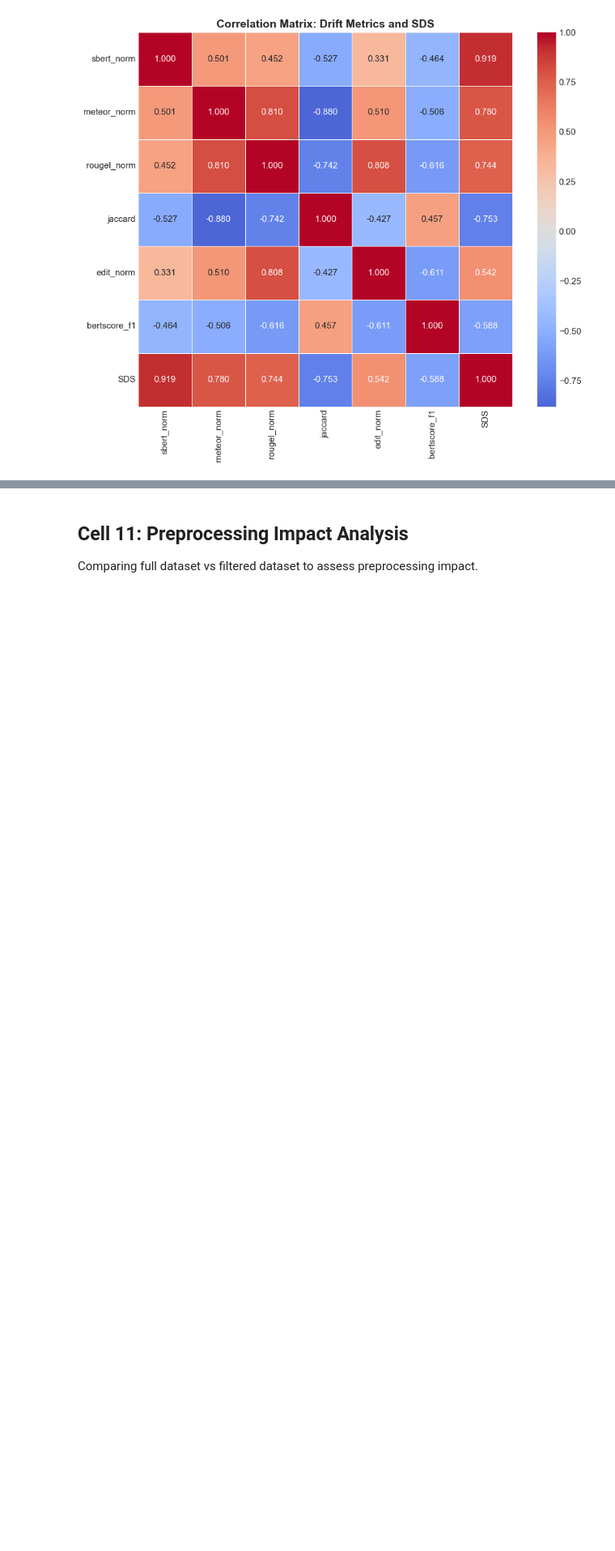
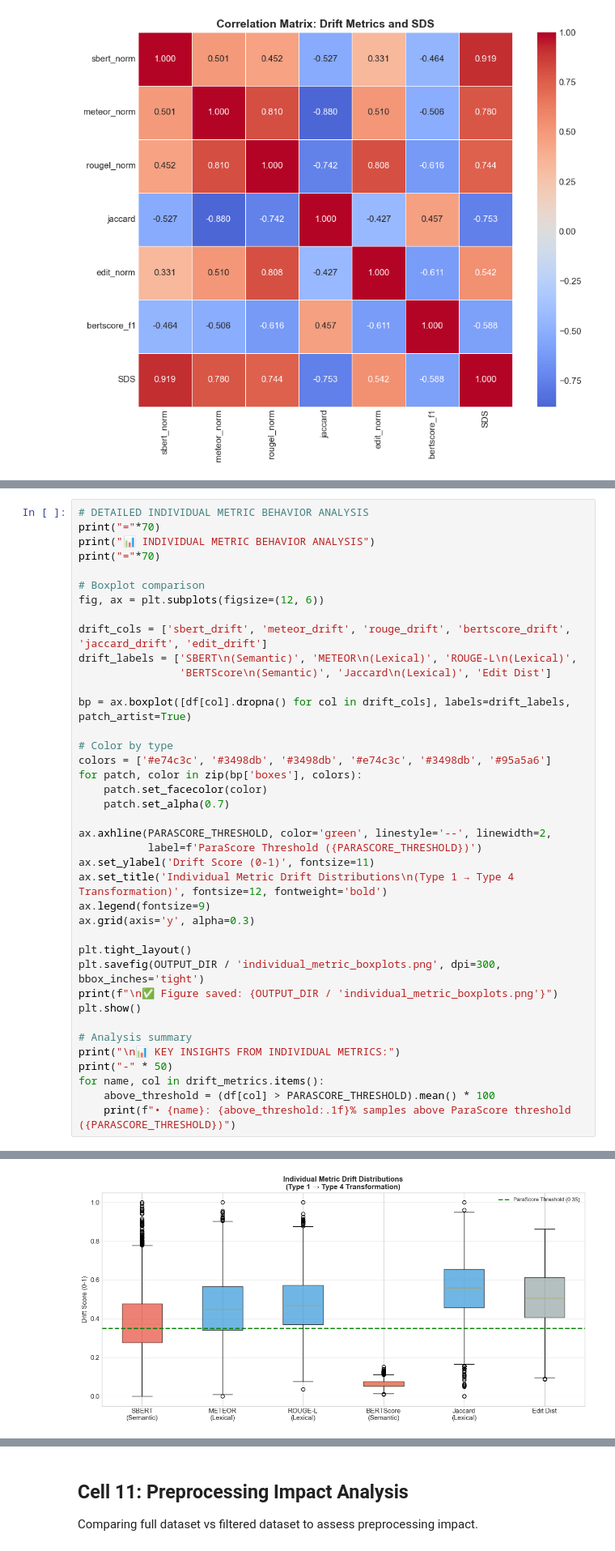
Before and after one commit to DiazSk/padben_eda_notebook, a Jupyter notebook: SDS_ParaScore/Type1_Type4_SingleIteration/Type1_Type4_SingleIteration_COMPLETE.ipynb, the cells around one changed output, grey strips where cells are left out. Shown at 81% size. Saved outputs shown, nothing was run; the diff lists cells and outputs as text; blank space fills up the shorter version.

```diff
--- a/SDS_ParaScore/Type1_Type4_SingleIteration/Type1_Type4_SingleIteration_COMPLETE.ipynb
+++ b/SDS_ParaScore/Type1_Type4_SingleIteration/Type1_Type4_SingleIteration_COMPLETE.ipynb
@@ -648,0 +1032,40 @@ plt.show()
+# %%
+# DETAILED INDIVIDUAL METRIC BEHAVIOR ANALYSIS
+print("="*70)
+print("📊 INDIVIDUAL METRIC BEHAVIOR ANALYSIS")
+print("="*70)
+
+# Boxplot comparison
+fig, ax = plt.subplots(figsize=(12, 6))
+
+drift_cols = ['sbert_drift', 'meteor_drift', 'rouge_drift', 'bertscore_drift', 'jaccard_drift', 'edit_drift']
+drift_labels = ['SBERT\n(Semantic)', 'METEOR\n(Lexical)', 'ROUGE-L\n(Lexical)',
+                'BERTScore\n(Semantic)', 'Jaccard\n(Lexical)', 'Edit Dist']
+
+bp = ax.boxplot([df[col].dropna() for col in drift_cols], labels=drift_labels, patch_artist=True)
+
+# Color by type
+colors = ['#e74c3c', '#3498db', '#3498db', '#e74c3c', '#3498db', '#95a5a6']
+for patch, color in zip(bp['boxes'], colors):
+    patch.set_facecolor(color)
+    patch.set_alpha(0.7)
+
+ax.axhline(PARASCORE_THRESHOLD, color='green', linestyle='--', linewidth=2,
+           label=f'ParaScore Threshold ({PARASCORE_THRESHOLD})')
+ax.set_ylabel('Drift Score (0-1)', fontsize=11)
+ax.set_title('Individual Metric Drift Distributions\n(Type 1 → Type 4 Transformation)', fontsize=12, fontweight='bold')
+ax.legend(fontsize=9)
+ax.grid(axis='y', alpha=0.3)
+
+plt.tight_layout()
+plt.savefig(OUTPUT_DIR / 'individual_metric_boxplots.png', dpi=300, bbox_inches='tight')
+print(f"\n✅ Figure saved: {OUTPUT_DIR / 'individual_metric_boxplots.png'}")
+plt.show()
+
+# Analysis summary
+print("\n📊 KEY INSIGHTS FROM INDIVIDUAL METRICS:")
+print("-" * 50)
+for name, col in drift_metrics.items():
+    above_threshold = (df[col] > PARASCORE_THRESHOLD).mean() * 100
+    print(f"• {name}: {above_threshold:.1f}% samples above ParaScore threshold ({PARASCORE_THRESHOLD})")
+# %% [output]
@@ -648,0 +1079 @@ plt.show()
+[figure, added]
```
Also changed, not shown: parts of 16 cells of this notebook, 9 other files.
